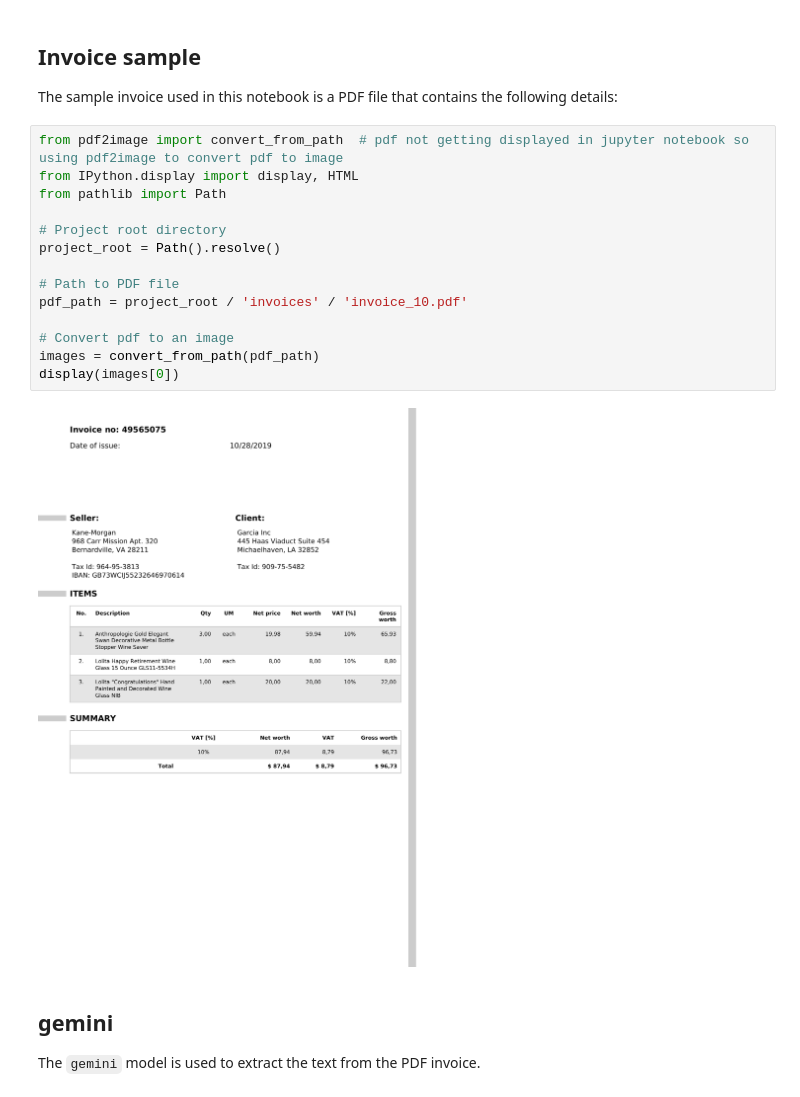
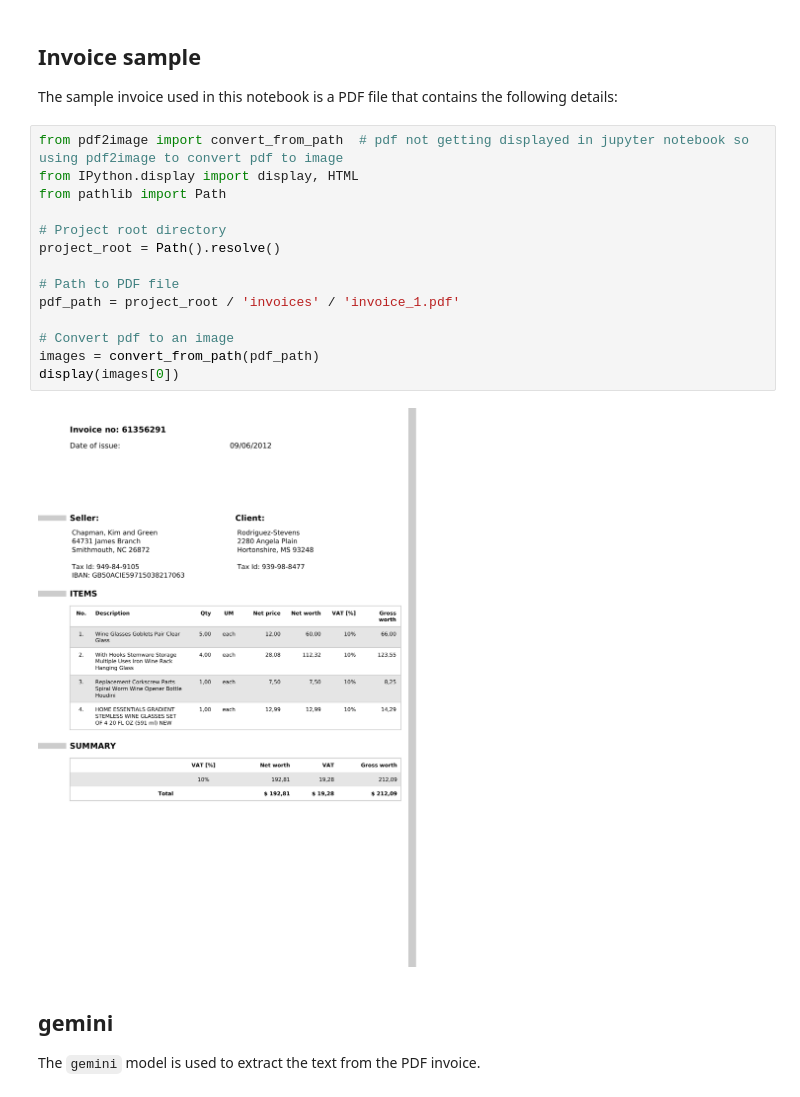
Before and after one commit to Ravikumarchavva/OCR, a Jupyter notebook: ocr_poc.ipynb, the cells around one changed output. Drawn from its saved outputs; the diff is of its cells as text.

```diff
--- a/ocr_poc.ipynb
+++ b/ocr_poc.ipynb
@@ -16,19 +16,19 @@ The sample invoice used in this notebook is a PDF file that contains the followi
 # %%
 from pdf2image import convert_from_path  # pdf not getting displayed in jupyter notebook so using pdf2image to convert pdf to image
 from IPython.display import display, HTML
 from pathlib import Path
 
 # Project root directory
 project_root = Path().resolve()
 
 # Path to PDF file
-pdf_path = project_root / 'invoices' / 'invoice_10.pdf'
+pdf_path = project_root / 'invoices' / 'invoice_1.pdf'
 
 # Convert pdf to an image
 images = convert_from_path(pdf_path)
 display(images[0])
 # %% [output]
-[figure, old version]
+[figure, new version]
 # %% [markdown]
 ## gemini
 The `gemini` model is used to extract the text from the PDF invoice.
```
Also changed, not shown: parts of 1 cell of this notebook.
